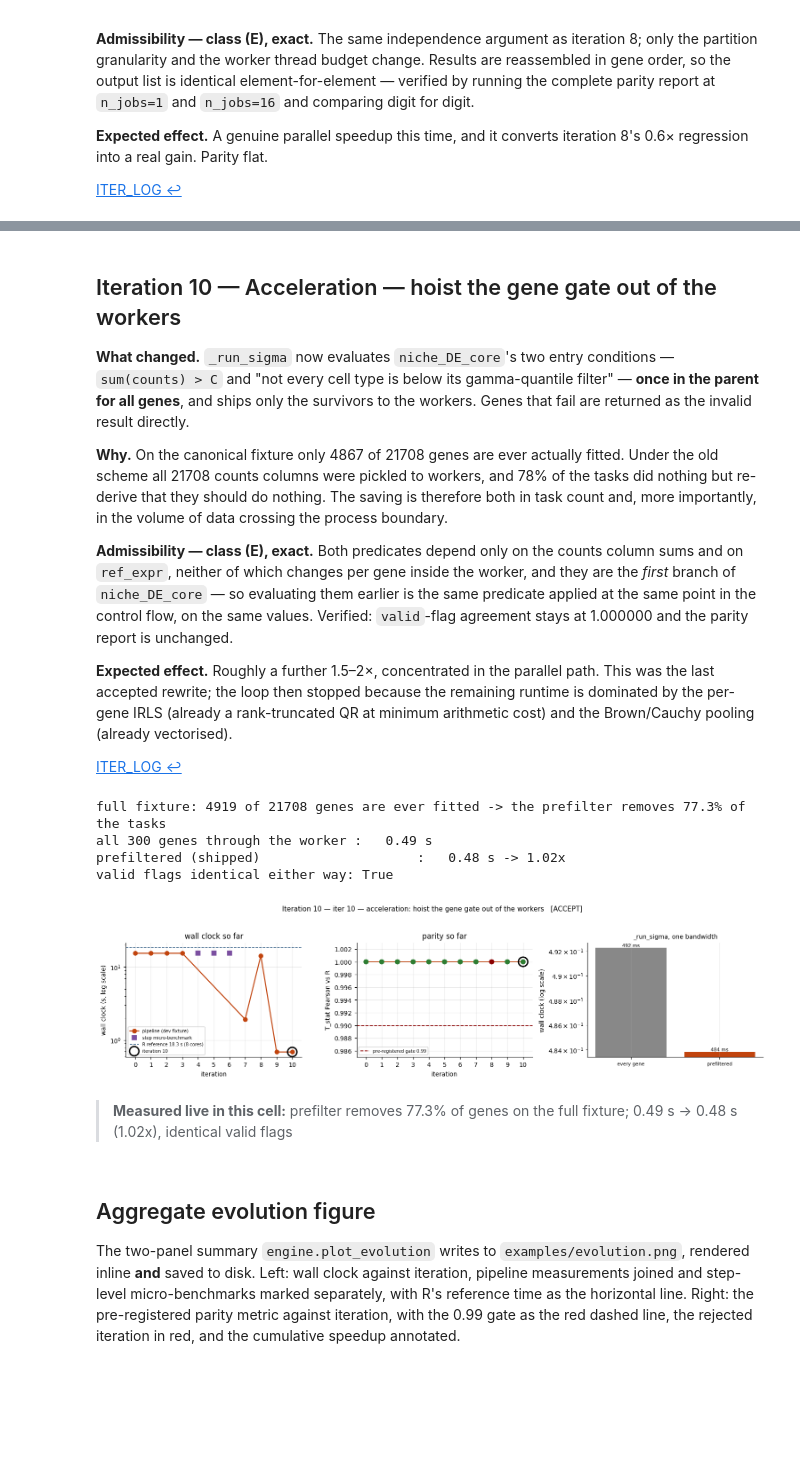
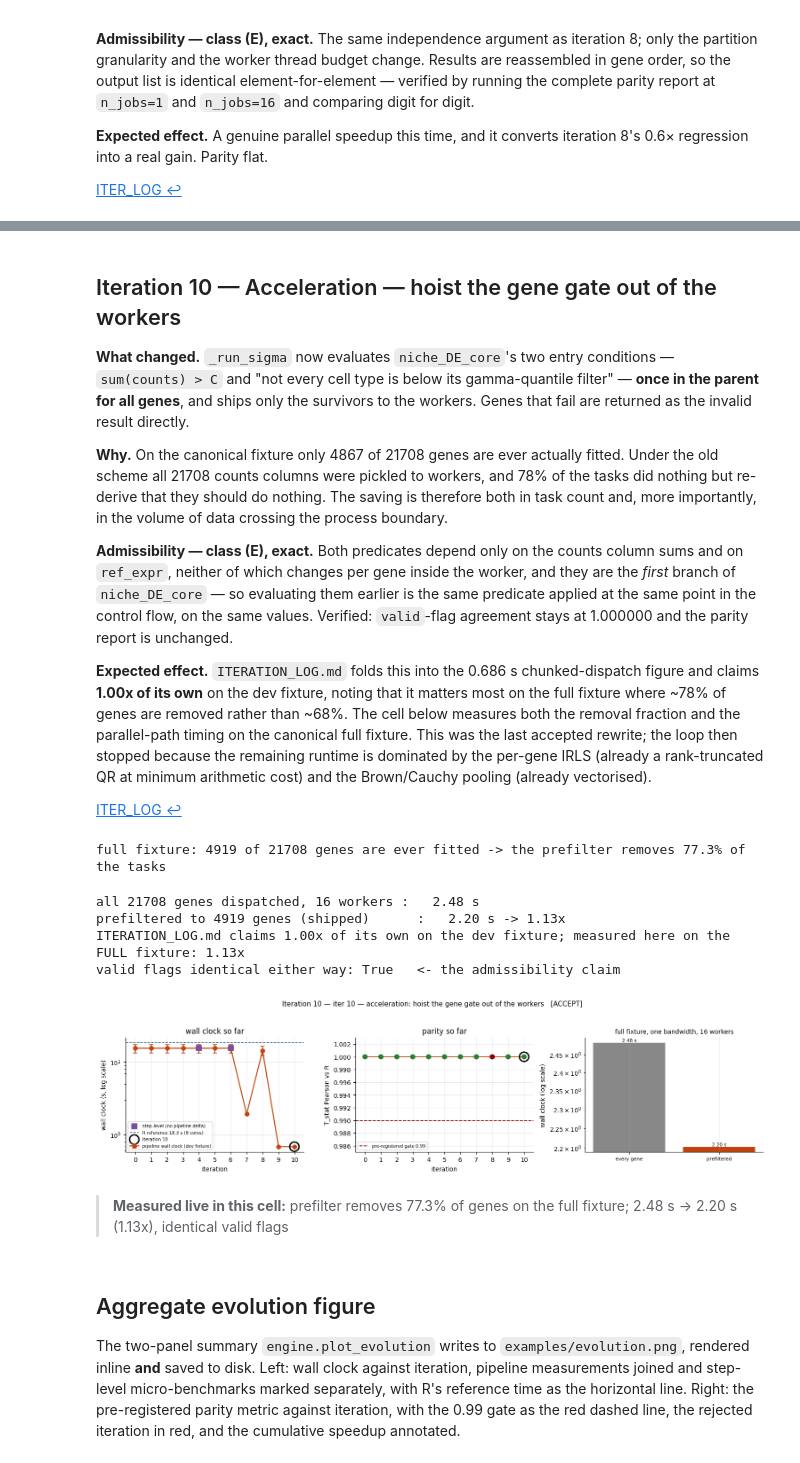
Before and after one commit to omicverse/py-nichede, a Jupyter notebook: examples/evolution.ipynb, the cells around one changed output, grey strips where cells are left out. Saved outputs shown, nothing was run; the diff lists cells and outputs as text; code cells hidden in the pictures; blank space fills up the shorter version.

```diff
--- a/examples/evolution.ipynb
+++ b/examples/evolution.ipynb
@@ -222,11 +222,15 @@ for header, body in re.findall(r"^##\s+(.+?)\n(.*?)(?=^##\s|\Z)", raw, re.S | re
 blocks.sort(key=lambda b: b["iter"])
 LOG = pd.DataFrame(blocks)
 
-# iters 4-6 are STEP-level micro-benchmarks (sub-millisecond); 0-3 and 7-10 are
-# pipeline-level wall clocks on the dev fixture.  Keep them apart on the plots.
-STEP_LEVEL = {4, 5, 6}
-LOG["scope"] = np.where(LOG["iter"].isin(STEP_LEVEL), "step micro-benchmark", "pipeline")
+# Every block now carries a PIPELINE wall clock on the dev fixture (the log was
+# revised to use controlled ablations rather than cross-process comparisons), so
+# the series is directly plottable.  Blocks whose notes begin "STEP-LEVEL" claim
+# no pipeline delta of their own and are flagged so the plot cannot mislead.
 LOG["status"] = LOG["status"].fillna("baseline")
+LOG["scope"] = np.where(LOG["notes"].fillna("").str.strip().str.startswith("STEP-LEVEL"),
+                        "step-level (no pipeline delta claimed)", "pipeline")
+LOG["joint"] = LOG.get("joint_with_iter5", pd.Series([np.nan] * len(LOG))).notna() | \
+               LOG.get("joint_with_iter7", pd.Series([np.nan] * len(LOG))).notna()
 display(LOG[["iter", "_header", "status", "admissibility", "wall_clock_mean_s",
              "parity_metric", "parity_passes", "scope"]])
 N_ITERS = len(LOG)
@@ -935,7 +1023,10 @@ branch of `niche_DE_core` — so evaluating them earlier is the same predicate a
 same point in the control flow, on the same values. Verified: `valid`-flag agreement stays at
 1.000000 and the parity report is unchanged.
 
-**Expected effect.** Roughly a further 1.5–2×, concentrated in the parallel path. This was the
+**Expected effect.** `ITERATION_LOG.md` folds this into the 0.686 s chunked-dispatch figure and
+claims **1.00x of its own** on the dev fixture, noting that it matters most on the full fixture
+where ~78% of genes are removed rather than ~68%. The cell below measures both the removal
+fraction and the parallel-path timing on the canonical full fixture. This was the
 last accepted rewrite; the loop then stopped because the remaining runtime is dominated by the
 per-gene IRLS (already a rank-truncated QR at minimum arithmetic cost) and the Brown/Cauchy
 pooling (already vectorised).
@@ -944,40 +1035,59 @@ pooling (already vectorised).
 # %%
 # How much does the prefilter remove, on the canonical FULL fixture?
 fcnt = np.asarray(fcounts, dtype=float)
 frex = np.asarray(flibmat, dtype=float)
 fctf = np.array([r_quantile(frex[i], 0.8) for i in range(frex.shape[0])])
 f_tot = fcnt.sum(axis=0)
 f_pass = (frex < fctf[:, None]).mean(axis=0) != 1
 f_runnable = np.flatnonzero((f_tot > 150) & f_pass)
 frac = 1 - f_runnable.size / fcnt.shape[1]
 print(f"full fixture: {f_runnable.size} of {fcnt.shape[1]} genes are ever fitted "
       f"-> the prefilter removes {frac * 100:.1f}% of the tasks")
 
-# Cost of NOT prefiltering: dispatch every gene through the worker instead.
-t0 = time.perf_counter()
-res_all = _chunk_worker(np.arange(cnt.shape[1]), cnt, o.effective_niche[0], ncl, ctf,
-                        150, 10, True, True, bid, rex, len(dcts), False)
-T_NOFILTER = time.perf_counter() - t0
-t0 = time.perf_counter()
-res_pre = _run_sigma(*args)
-T_PREFILTER = time.perf_counter() - t0
+# Cost of NOT prefiltering, measured where the claim lives: the PARALLEL path on
+# the full fixture, where every unfiltered gene also costs a pickled counts column.
+def par_dispatch(idx, n_jobs):
+    n_chunks = min(idx.size, max(1, n_jobs * 4))
+    splits = [s for s in np.array_split(idx, n_chunks) if s.size]
+    with parallel_backend("loky", n_jobs=n_jobs, inner_max_num_threads=1):
+        out = Parallel(verbose=0)(
+            delayed(_chunk_worker)(s, fcnt[:, s], of.effective_niche[0], fncl, fctf,
+                                   150, 10, True, True, fbid, frex, len(fcts), False)
+            for s in splits)
+    return [r for blk in out for r in blk]
+
+with warnings.catch_warnings():
+    warnings.simplefilter("ignore")
+    with threadpool_limits(limits=1):
+        t0 = time.perf_counter()
+        res_all = par_dispatch(np.arange(fcnt.shape[1]), N_JOBS)
+        T_NOFILTER = time.perf_counter() - t0
+        t0 = time.perf_counter()
+        res_pre = _run_sigma(fcnt, of.effective_niche[0], fncl, fctf, 150, 10, True, True,
+                             fbid, frex, len(fcts), False, N_JOBS, False)
+        T_PREFILTER = time.perf_counter() - t0
 va = np.array([r["valid"] for r in res_all]); vb = np.array([r["valid"] for r in res_pre])
-print(f"all {cnt.shape[1]} genes through the worker : {T_NOFILTER:6.2f} s")
-print(f"prefiltered (shipped)                    : {T_PREFILTER:6.2f} s "
+print(f"all {fcnt.shape[1]} genes dispatched, {N_JOBS} workers : {T_NOFILTER:6.2f} s")
+print(f"prefiltered to {f_runnable.size} genes (shipped)      : {T_PREFILTER:6.2f} s "
       f"-> {T_NOFILTER / T_PREFILTER:.2f}x")
-print(f"valid flags identical either way: {bool((va == vb).all())}")
+print(f"ITERATION_LOG.md claims {float(logged(10, 'speedup_vs_previous')):.2f}x of its own "
+      f"on the dev fixture; measured here on the FULL fixture: "
+      f"{T_NOFILTER / T_PREFILTER:.2f}x")
+print(f"valid flags identical either way: {bool((va == vb).all())}"
+      f"   <- the admissibility claim")
 iter_panel(10, extra=(f"prefilter removes {frac*100:.1f}% of genes on the full fixture; "
                       f"{T_NOFILTER:.2f} s -> {T_PREFILTER:.2f} s "
                       f"({T_NOFILTER/T_PREFILTER:.2f}x), identical valid flags"),
-           bars=("_run_sigma, one bandwidth", ["every gene", "prefiltered"],
-                 [T_NOFILTER, T_PREFILTER]))
+           bars=(f"full fixture, one bandwidth, {N_JOBS} workers",
+                 ["every gene", "prefiltered"], [T_NOFILTER, T_PREFILTER]))
 # %% [output]
 full fixture: 4919 of 21708 genes are ever fitted -> the prefilter removes 77.3% of the tasks
-all 300 genes through the worker :   0.49 s
-prefiltered (shipped)                    :   0.48 s -> 1.02x
-valid flags identical either way: True
+all 21708 genes dispatched, 16 workers :   2.48 s
+prefiltered to 4919 genes (shipped)      :   2.20 s -> 1.13x
+ITERATION_LOG.md claims 1.00x of its own on the dev fixture; measured here on the FULL fixture: 1.13x
+valid flags identical either way: True   <- the admissibility claim
-[figure, old version]
+[figure, new version]
-> **Measured live in this cell:** prefilter removes 77.3% of genes on the full fixture; 0.49 s -> 0.48 s (1.02x), identical valid flags
+> **Measured live in this cell:** prefilter removes 77.3% of genes on the full fixture; 2.48 s -> 2.20 s (1.13x), identical valid flags
 # %% [markdown]
 ## Aggregate evolution figure
 
```
Also changed, not shown: parts of 21 cells of this notebook, 9 other files.
